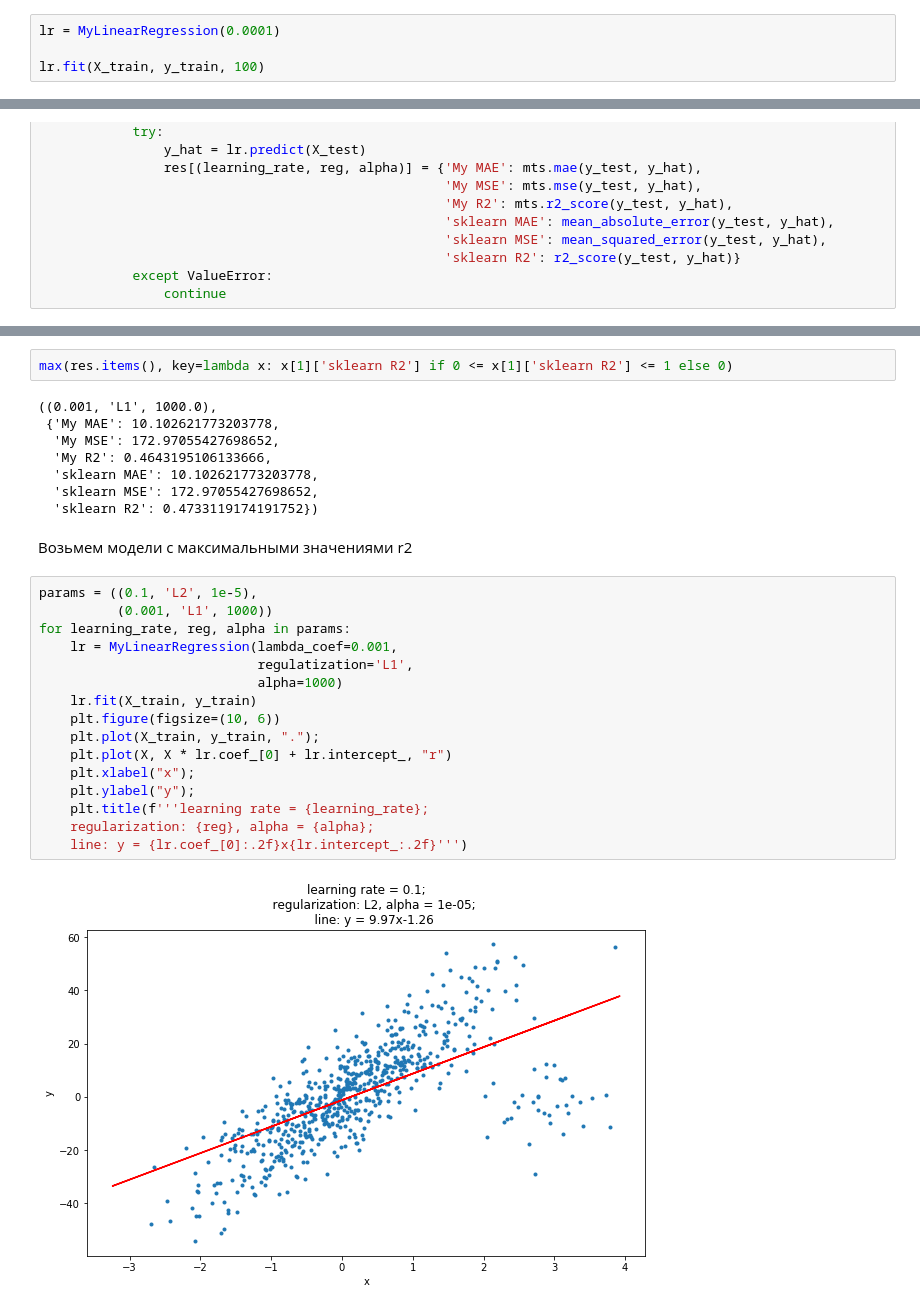
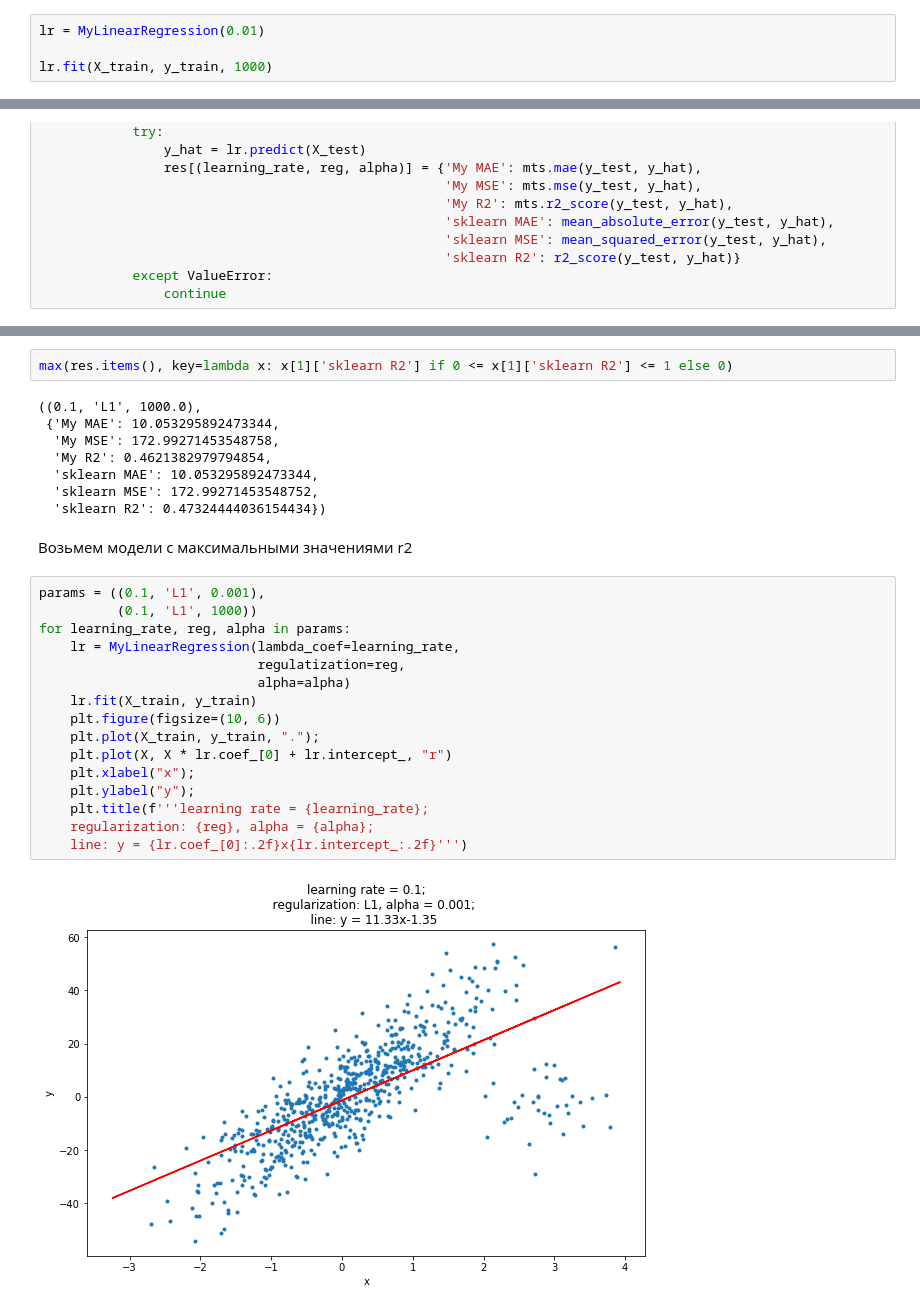
Before and after one commit to gultiaeva/AppliedPythonAtom, a Jupyter notebook: homeworks/homework_06_ml/exploring_linear_regression.ipynb, the cells around one changed output, grey strips where cells are left out. Drawn from its saved outputs; the diff is of its cells as text.

Commit message:
minor changes in linear regression

```diff
--- a/homeworks/homework_06_ml/exploring_linear_regression.ipynb
+++ b/homeworks/homework_06_ml/exploring_linear_regression.ipynb
@@ -109,7 +109,7 @@ plt.ylabel("y");
 # 3. сравните значения метрик с значениями метрик из sklearn.metrics
 # 4. визуализируйте y = k * x + b, где k и b -- bias и вес вашей модели
 # %%
-lr = MyLinearRegression(0.0001)
+lr = MyLinearRegression(0.01)
 
-lr.fit(X_train, y_train, 100)
+lr.fit(X_train, y_train, 1000)
 # %% [output]
@@ -210,30 +210,30 @@ max(res.items(), key=lambda x: x[1]['My R2'] if 0 <= x[1]['My R2'] <= 1 else 0)
 # %%
 max(res.items(), key=lambda x: x[1]['sklearn R2'] if 0 <= x[1]['sklearn R2'] <= 1 else 0)
 # %% [output]
-((0.001, 'L1', 1000.0),
- {'My MAE': 10.102621773203778,
-  'My MSE': 172.97055427698652,
-  'My R2': 0.4643195106133666,
-  'sklearn MAE': 10.102621773203778,
-  'sklearn MSE': 172.97055427698652,
-  'sklearn R2': 0.4733119174191752})
+((0.1, 'L1', 1000.0),
+ {'My MAE': 10.053295892473344,
+  'My MSE': 172.99271453548758,
+  'My R2': 0.4621382979794854,
+  'sklearn MAE': 10.053295892473344,
+  'sklearn MSE': 172.99271453548752,
+  'sklearn R2': 0.47324444036154434})
 # %% [markdown]
 Возьмем модели с максимальными значениями r2
 # %%
-params = ((0.1, 'L2', 1e-5),
-          (0.001, 'L1', 1000))
+params = ((0.1, 'L1', 0.001),
+          (0.1, 'L1', 1000))
 for learning_rate, reg, alpha in params:
-    lr = MyLinearRegression(lambda_coef=0.001,
-                            regulatization='L1',
-                            alpha=1000)
+    lr = MyLinearRegression(lambda_coef=learning_rate,
+                            regulatization=reg,
+                            alpha=alpha)
     lr.fit(X_train, y_train)
     plt.figure(figsize=(10, 6))
     plt.plot(X_train, y_train, ".");
     plt.plot(X, X * lr.coef_[0] + lr.intercept_, "r")
     plt.xlabel("x");
     plt.ylabel("y");
     plt.title(f'''learning rate = {learning_rate};
     regularization: {reg}, alpha = {alpha};
     line: y = {lr.coef_[0]:.2f}x{lr.intercept_:.2f}''')
 # %% [output]
-[figure, old version]
+[figure, new version]
```
Also changed, not shown: parts of 7 cells of this notebook, 1 other file.
